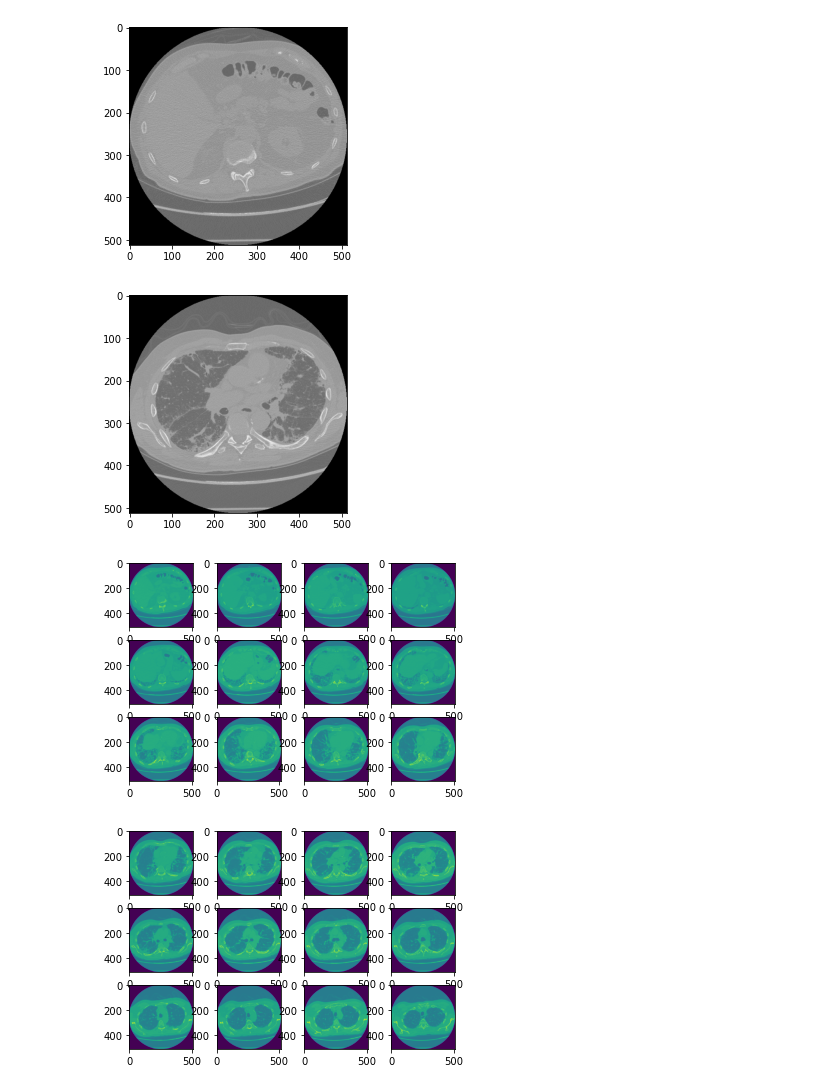
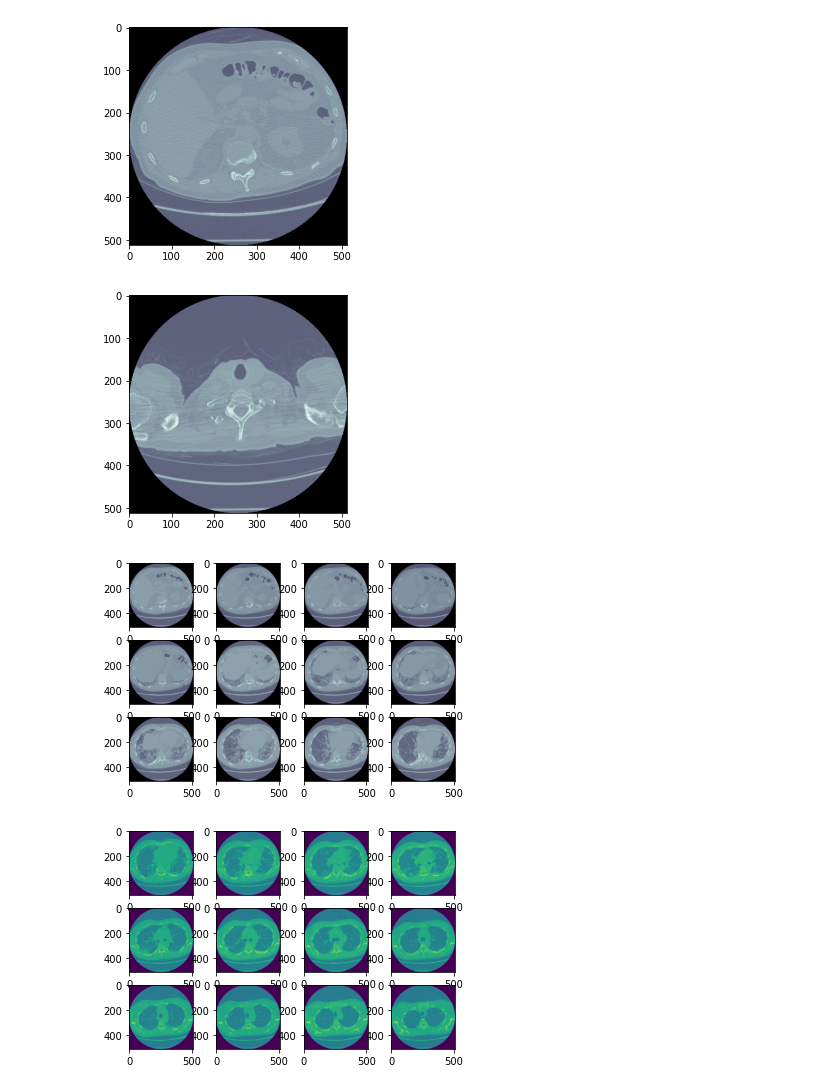
Before and after one commit to tjlogue4/kaggle-OSIC-Pulmonary-Fibrosis-Progression, a Jupyter notebook: Exploration.ipynb, the cells around one changed output. Drawn from its saved outputs; the diff is of its cells as text; code cells hidden in the pictures.

```diff
--- a/Exploration.ipynb
+++ b/Exploration.ipynb
@@ -47,6 +47,6 @@ path #the path of where patient 1's dicom files are stored
 # %%
 slices = [pydicom.read_file(path + '/' + s) for s in os.listdir(path)]
-
+slices.sort(key = lambda x: float(x.ImagePositionPatient[2]))
 '''What the above does:
             1. gets a list of all of the dicom files in patient 1's foler
             2. reads each file with the pydicom package (as you'll see below each file has important attributes)
@@ -56,5 +56,6 @@ slices = [pydicom.read_file(path + '/' + s) for s in os.listdir(path)]
     the information for the file "D:\osic-pulmonary-fibrosis-progression\train\ID00007637202177411956430\1.dcm"
     (our first dicom file for patient 1)'''
 
-slices[0]
+#slices[14].pixel_array[400]
+slices
 # %% [output]
@@ -94,11 +96,13 @@ print(len(slices), slices[0].pixel_array.shape)
 #Lets take a look and see if our first 10 patients all have the same dimensions, I made a for loop
 # with some of the code seen earlier to get the dimensions.
 
-for patient in patients[:10]:
+for patient in patients[:15]:
+
     path = data_dir + patient #seen earlier
     slices = [pydicom.read_file(path + '/' + s) for s in os.listdir(path)] #seen earlier
     slices.sort(key = lambda x: float(x.ImagePositionPatient[2])) # **see below
-    print(len(slices), slices[0].pixel_array.shape) #seen earlier
+    print(len(slices), slices[0].pixel_array.shape, patient) #seen earlier
+
 
 # **That lamba funtion sorts the dicom images in the proper order, apperently they are not in order.
 # Also I am not really an expert on lambda functions and they are confusing to me... but it works
@@ -123,7 +132,7 @@ for patient in patients[:1]:
     path = data_dir + patient
     slices = [pydicom.read_file(path + '/' + s) for s in os.listdir(path)]
     slices.sort(key = lambda x: float(x.ImagePositionPatient[2]))
-    plt.imshow(slices[0].pixel_array, cmap = "gray")
+    plt.imshow(slices[0].pixel_array, cmap = "bone")
     plt.show()
 # intersting... I am definatly not a doctor because idk what I am looking at
 # Lets plot the other images
@@ -135,23 +144,23 @@ for patient in patients[:1]:
     path = data_dir + patient
     slices = [pydicom.read_file(path + '/' + s) for s in os.listdir(path)]
     slices.sort(key = lambda x: float(x.ImagePositionPatient[2])) # * see below
-    plt.imshow(slices[14].pixel_array, cmap = "gray")
+    plt.imshow(slices[-1].pixel_array, cmap = "bone")
     plt.show()
 # %% [output]
-[figure, old version]
+[figure, new version]
 # %%
 #the below will plot several of the slices at once
 # the color doesn't really matter, I just forgot to add cmap = "gray" in plt.imshow()
 
 fig = plt.figure()
 for num, each_slice in enumerate(slices[:12]): # I would plot all but apparently matplotlib can only do 12
     y = fig.add_subplot(3,4, num+1)
-    y.imshow(each_slice.pixel_array)
+    y.imshow(each_slice.pixel_array, cmap = 'bone')
 plt.show()
 #well they definatly look different...
 # the ones on the bottom seem to looks kind of like lungs
 # %% [output]
-[figure, old version]
+[figure, new version]
 # %%
 # plotting the next 12 images
 fig = plt.figure()
```
Also changed, not shown: parts of 40 cells of this notebook, 5 other files.
